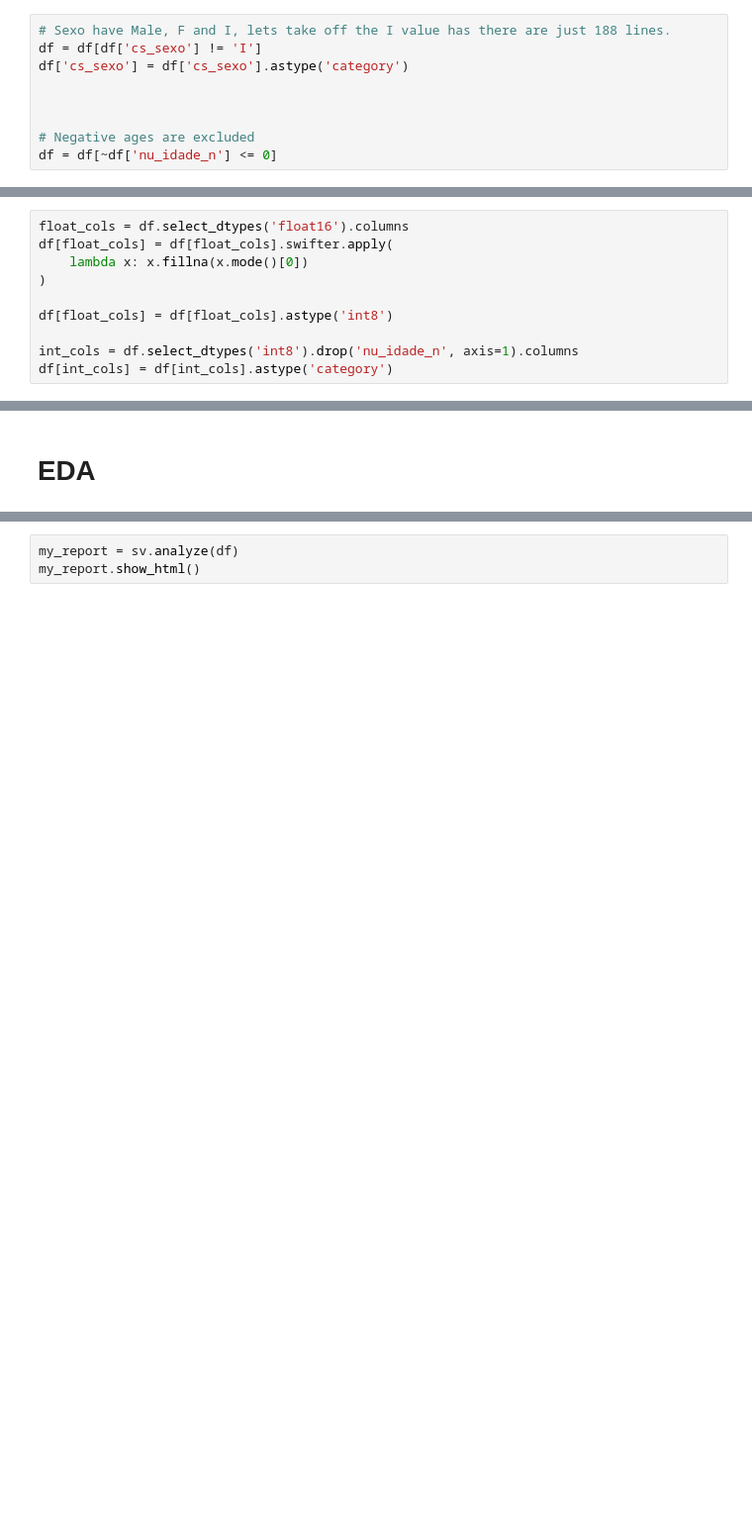
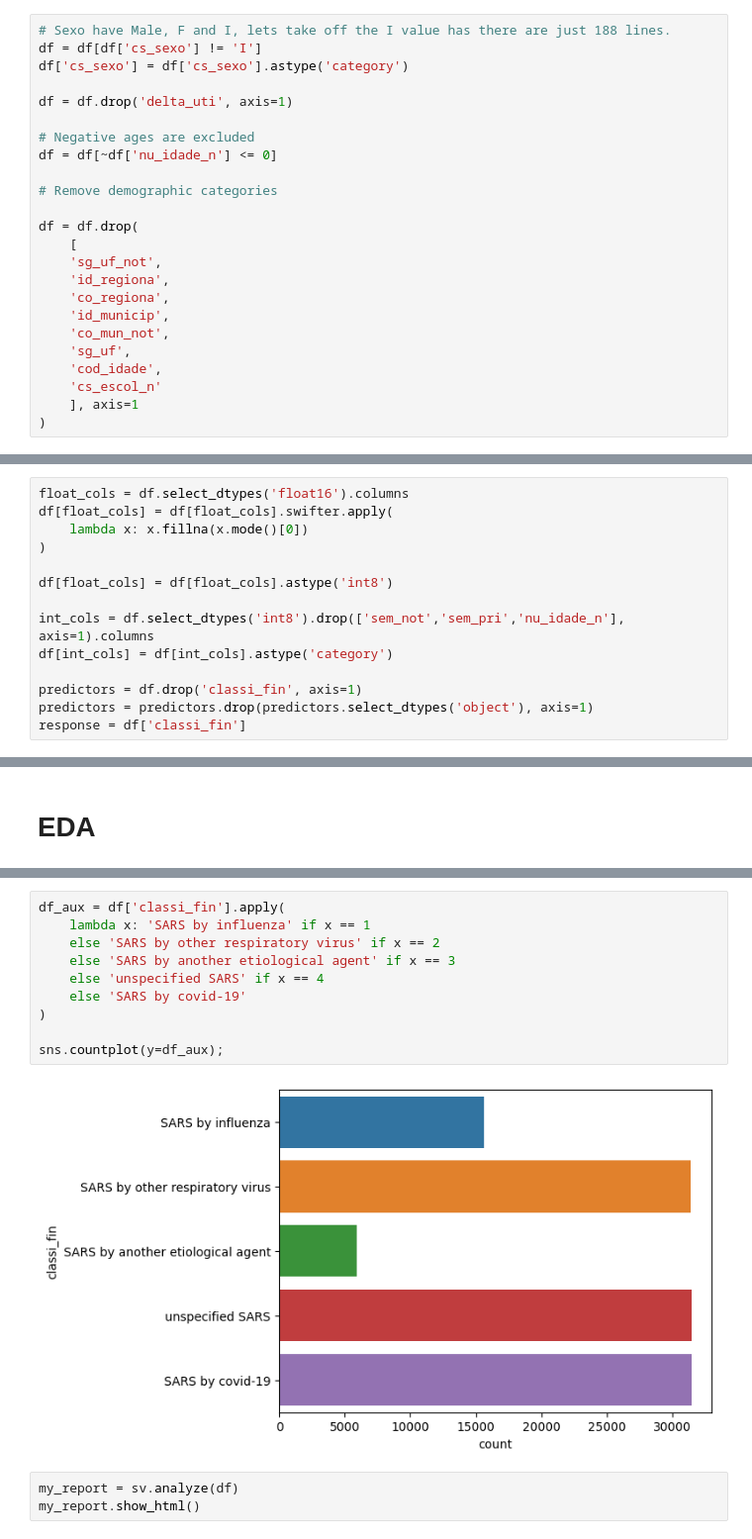
Before and after one commit to danillobarroscordeiro/respiratory_classification, a Jupyter notebook: notebooks/Untitled (1).ipynb, the cells around one changed output, grey strips where cells are left out. Shown at 99% size. Drawn from its saved outputs; the diff is of its cells as text; blank space fills up the shorter version.

```diff
--- a/notebooks/Untitled (1).ipynb
+++ b/notebooks/Untitled (1).ipynb
@@ -177,7 +197,22 @@ df.describe().T
 df = df[df['cs_sexo'] != 'I']
 df['cs_sexo'] = df['cs_sexo'].astype('category')
 
-
+df = df.drop('delta_uti', axis=1)
 
 # Negative ages are excluded
 df = df[~df['nu_idade_n'] <= 0]
+
+# Remove demographic categories
+
+df = df.drop(
+    [
+    'sg_uf_not',
+    'id_regiona',
+    'co_regiona',
+    'id_municip',
+    'co_mun_not',
+    'sg_uf',
+    'cod_idade',
+    'cs_escol_n'
+    ], axis=1
+)
@@ -204,7 +224,11 @@ df[float_cols] = df[float_cols].swifter.apply(
 
 df[float_cols] = df[float_cols].astype('int8')
 
-int_cols = df.select_dtypes('int8').drop('nu_idade_n', axis=1).columns
+int_cols = df.select_dtypes('int8').drop(['sem_not','sem_pri','nu_idade_n'], axis=1).columns
 df[int_cols] = df[int_cols].astype('category')
+
+predictors = df.drop('classi_fin', axis=1)
+predictors = predictors.drop(predictors.select_dtypes('object'), axis=1)
+response = df['classi_fin']
 # %% [markdown]
 ### Feature selection to remove unimportant features
@@ -324,3 +358,15 @@ KeyboardInterrupt:
+# %%
+df_aux = df['classi_fin'].apply(
+    lambda x: 'SARS by influenza' if x == 1
+    else 'SARS by other respiratory virus' if x == 2
+    else 'SARS by another etiological agent' if x == 3
+    else 'unspecified SARS' if x == 4
+    else 'SARS by covid-19'
+)
+
+sns.countplot(y=df_aux);
+# %% [output]
+[figure, added]
 # %%
 my_report = sv.analyze(df)
 my_report.show_html()
```
Also changed, not shown: parts of 28 cells of this notebook, 3 other files.
